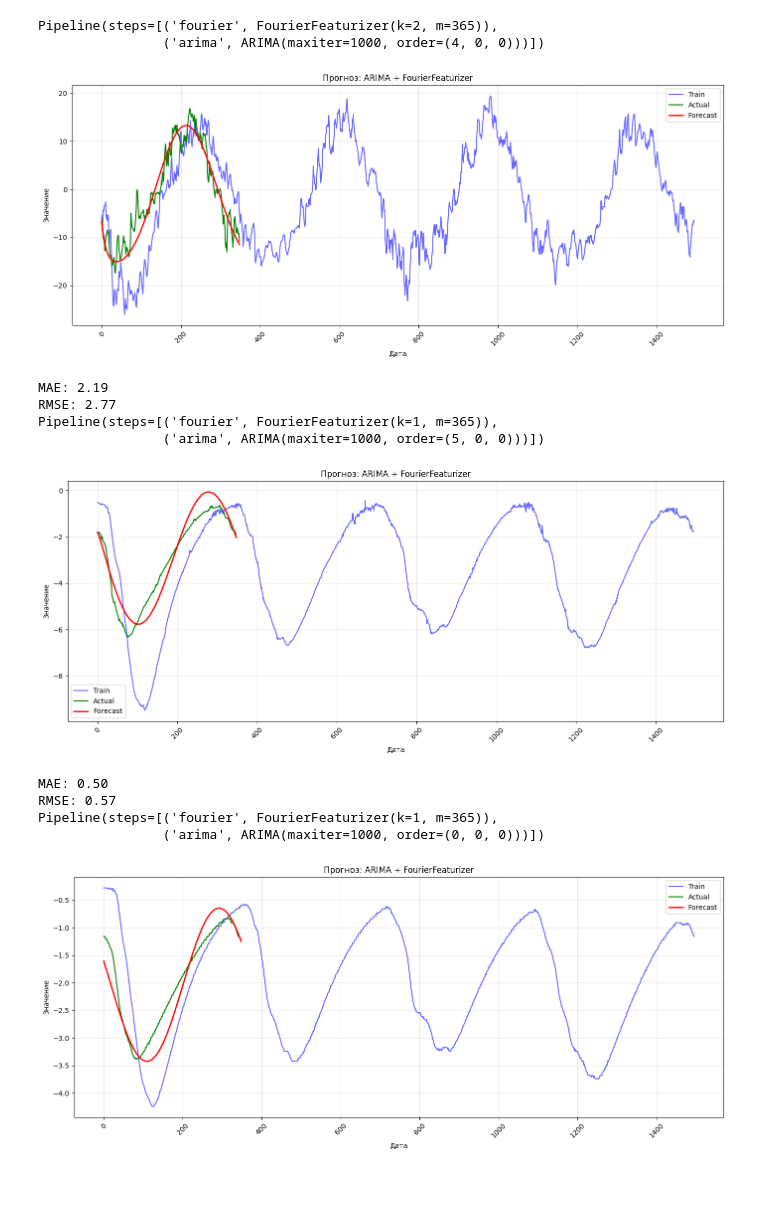
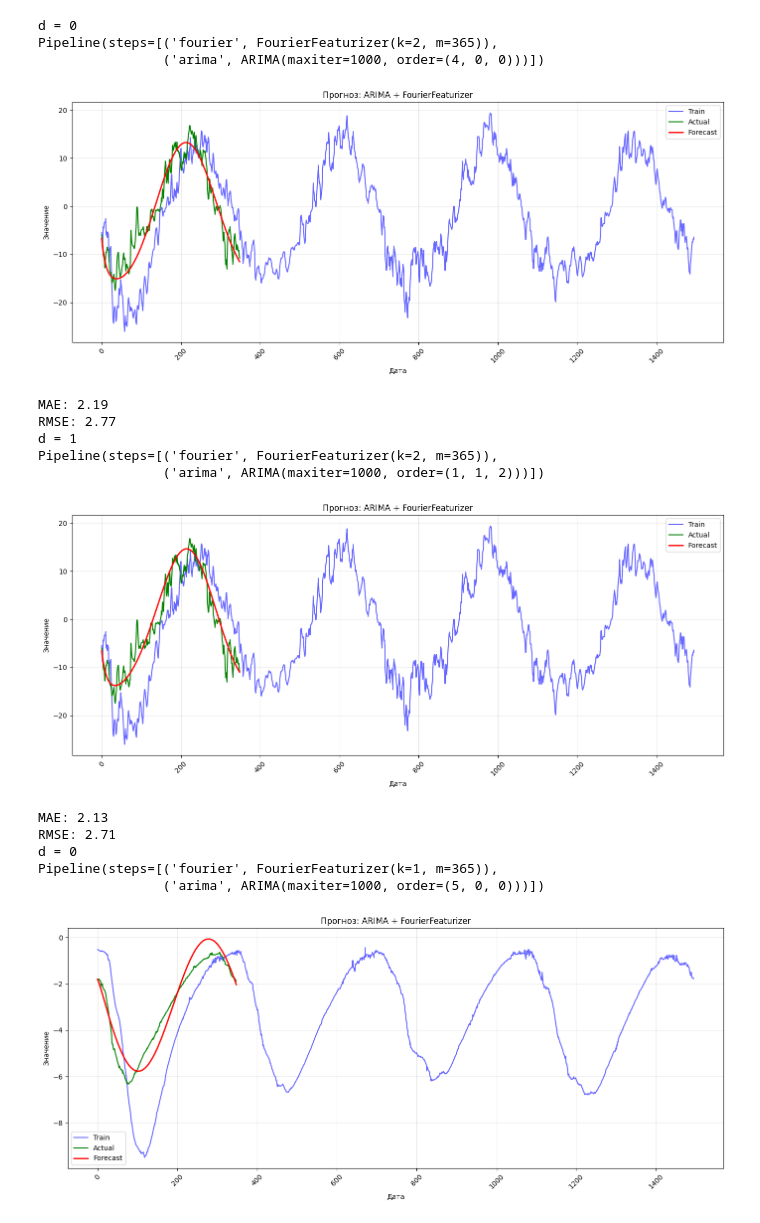
Before and after one commit to mefodyvaulin/ml-salekhard, a Jupyter notebook: furier_arima/fitting_cv.ipynb, the cells around one changed output. Saved outputs shown, nothing was run; the diff lists cells and outputs as text; code cells hidden in the pictures; blank space fills up the shorter version.

Commit message:
finish arima

```diff
--- a/furier_arima/fitting_cv.ipynb
+++ b/furier_arima/fitting_cv.ipynb
@@ -12,6 +12,6 @@ cv = RollingForecastCV(h = 365,step = 365, initial = 365 * 2)
 for i in range(len(depths)):
     depth = depths[i]
     train = df_train[f'48-1 ({depth})']
-    pipe = grid_search_cv(train, 0, range(0, 6), [0], [1,2,3,5,7,10], cv)
-    joblib.dump(pipe, f"models/arima_cv_{depth}.pkl")
+    pipe = grid_search_cv(train, 1, range(0, 6), range(0, 6), [1,2,3,5,7,10], cv)
+    joblib.dump(pipe, f"models/diff_1/arima_cv_{depth}.pkl")
 # %% [output]
@@ -21,25 +21,31 @@ Best Model =  ARIMA(0,0,0)(0,0,0)[0] intercept, k = 1
 # %%
 depths = [0, 5, 10]
+diffs = [0, 1]
 for depth in depths:
     train = df_train[f'48-1 ({depth})']
     test = df_test[f'48-1 ({depth})']
-    pipe = joblib.load(f"models/arima_cv_{depth}.pkl")
-    print(pipe)
+    for d in diffs:
+        print(f'd = {d}')
+        pipe = joblib.load(f"models/diff_{d}/arima_cv_{depth}.pkl")
+        print(pipe)
 
-    forecast = pipe.predict(n_periods=len(test))
-    plot_forecast(train, test, forecast)
-    print_metrics(forecast, test)
+        forecast = pipe.predict(n_periods=len(test))
+        plot_forecast(train, test, forecast)
+        print_metrics(forecast, test)
 # %% [output]
+d = 0
 Pipeline(steps=[('fourier', FourierFeaturizer(k=2, m=365)),
                 ('arima', ARIMA(maxiter=1000, order=(4, 0, 0)))])
 [figure]
 MAE: 2.19
 RMSE: 2.77
-Pipeline(steps=[('fourier', FourierFeaturizer(k=1, m=365)),
-                ('arima', ARIMA(maxiter=1000, order=(5, 0, 0)))])
+d = 1
+Pipeline(steps=[('fourier', FourierFeaturizer(k=2, m=365)),
+                ('arima', ARIMA(maxiter=1000, order=(1, 1, 2)))])
-[figure, old version]
+[figure, new version]
-MAE: 0.50
-RMSE: 0.57
+MAE: 2.13
+RMSE: 2.71
+d = 0
 Pipeline(steps=[('fourier', FourierFeaturizer(k=1, m=365)),
-                ('arima', ARIMA(maxiter=1000, order=(0, 0, 0)))])
+                ('arima', ARIMA(maxiter=1000, order=(5, 0, 0)))])
-[figure, old version]
+[figure, new version]
```
Also changed, not shown: parts of 2 cells of this notebook, 20 other files.
